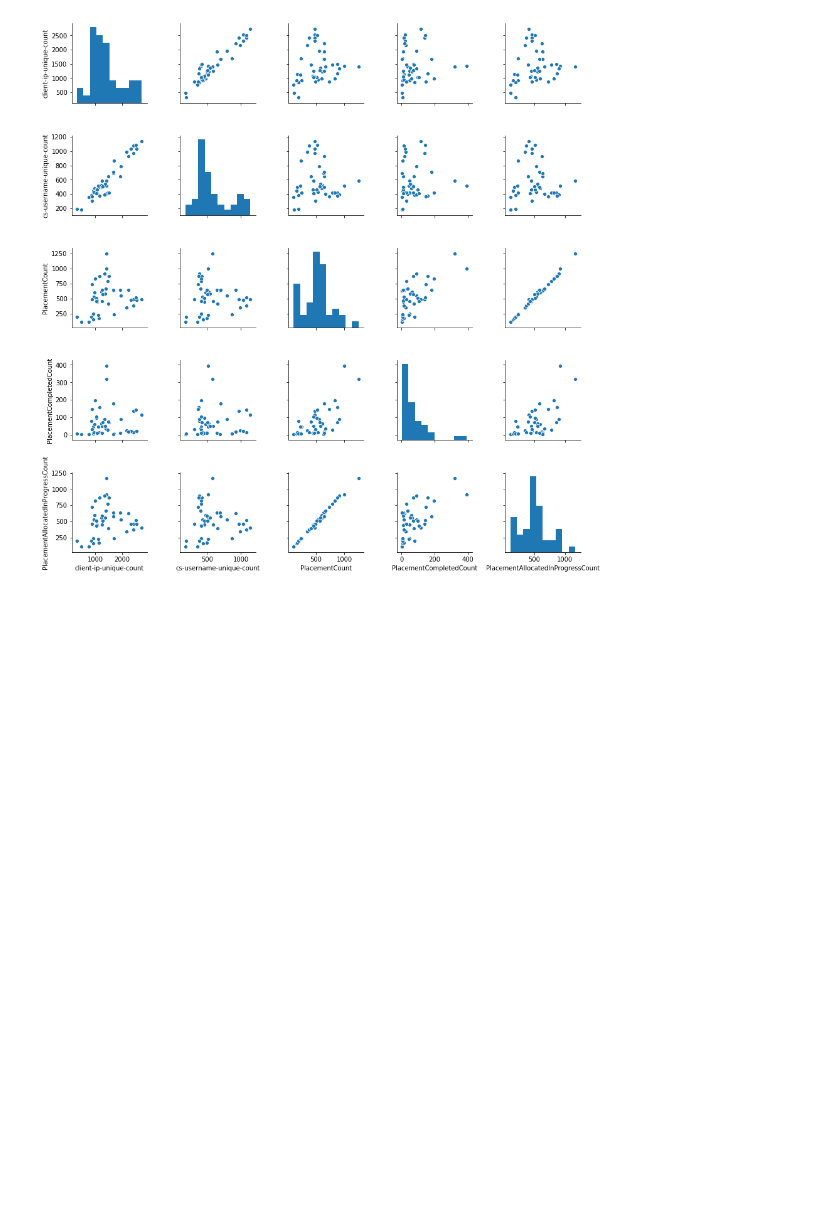
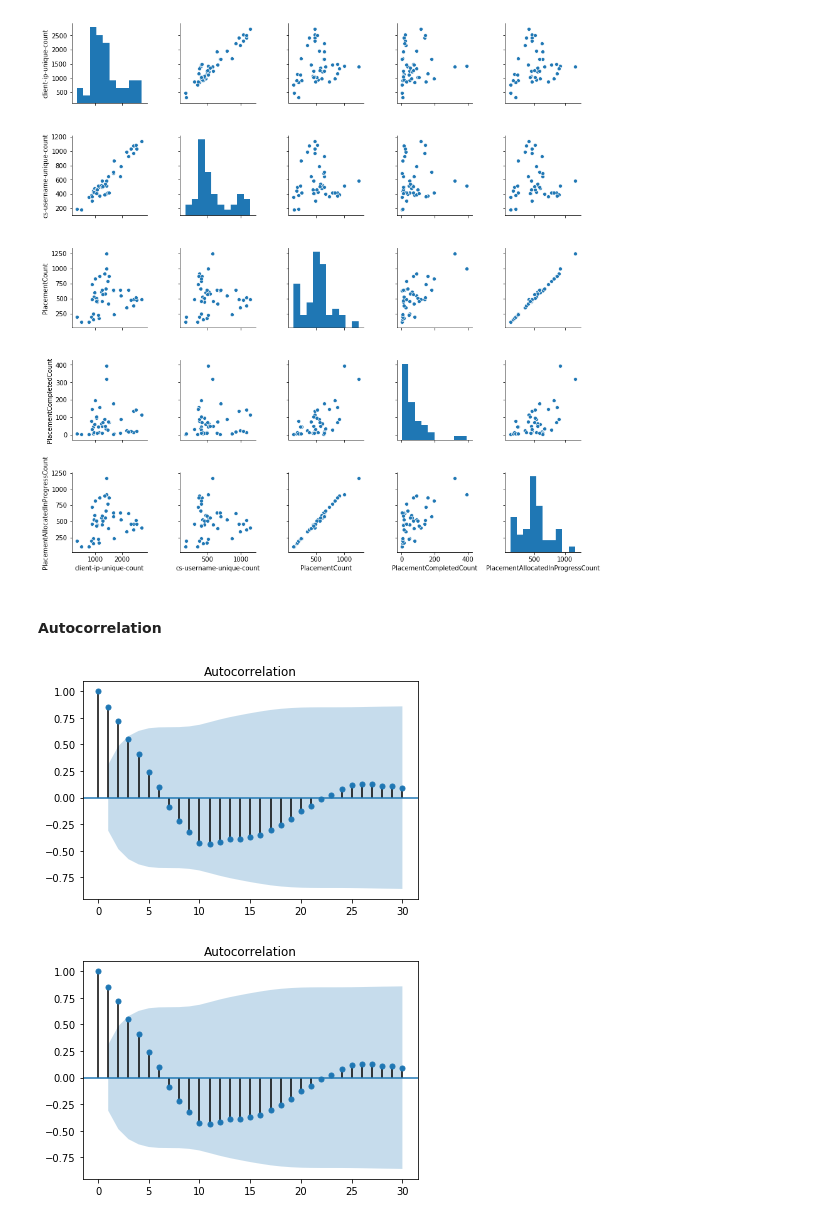
Before and after one commit to barrasa8/GA_DS_FinalProject, a Jupyter notebook: code/GA_FinalProject_TimeSeries_ActiveUsers.ipynb, the cells around one changed output. Drawn from its saved outputs; the diff is of its cells as text; code cells hidden in the pictures; blank space fills up the shorter version.

Commit message:
Included Autocorrelation

```diff
--- a/code/GA_FinalProject_TimeSeries_ActiveUsers.ipynb
+++ b/code/GA_FinalProject_TimeSeries_ActiveUsers.ipynb
@@ -221,3 +224,13 @@ sns.pairplot(data=log_and_placements_aggregated_per_week_df
 # %% [output]
 <seaborn.axisgrid.PairGrid at 0x...>
 [figure]
+# %% [markdown]
+#### Autocorrelation
+# %%
+df_train = log_and_placements_aggregated_per_week_df.loc[:"2018-37",['client-ip-unique-count']]
+df_test= log_and_placements_aggregated_per_week_df.loc["2018-38":,['client-ip-unique-count']]
+# %%
+plot_acf(df_train,lags=30)
+# %% [output]
+[figure, added]
+[figure, added]
```
Also changed, not shown: parts of 2 cells of this notebook, 1 other file.
